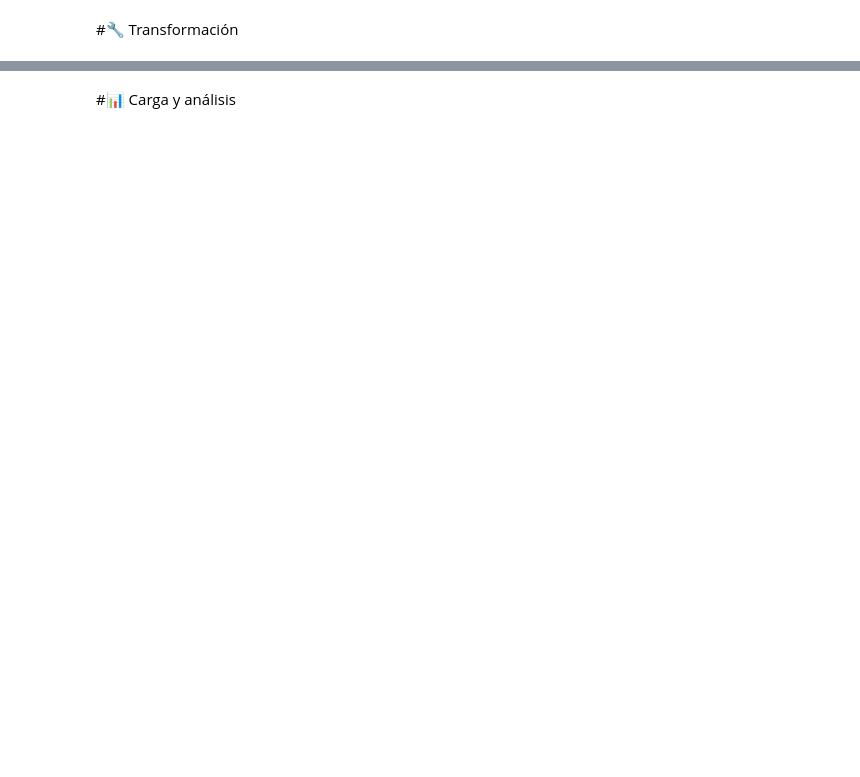
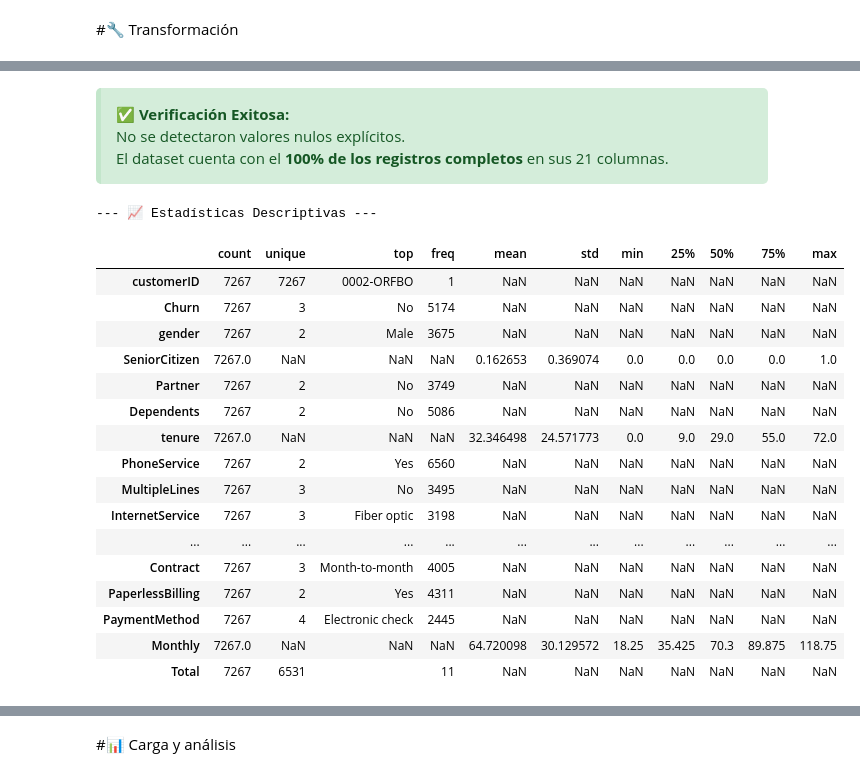
Before and after one commit to mikeismerio/Challenge-TelecomX, a Jupyter notebook: TelecomX_LATAM.ipynb, the cells around one changed output, grey strips where cells are left out. Saved outputs shown, nothing was run; the diff lists cells and outputs as text; code cells hidden in the pictures; blank space fills up the shorter version.

```diff
--- a/TelecomX_LATAM.ipynb
+++ b/TelecomX_LATAM.ipynb
@@ -42,3 +42,16 @@ except ValueError as e:
 | 2 | 0004-TLHLJ | Yes | {'gender': 'Male', 'SeniorCitizen... | {'PhoneService': 'Yes', 'Multiple... | {'InternetService': 'Fiber optic'... | {'Contract': 'Month-to-month', 'P... |
 | 3 | 0011-IGKFF | Yes | {'gender': 'Male', 'SeniorCitizen... | {'PhoneService': 'Yes', 'Multiple... | {'InternetService': 'Fiber optic'... | {'Contract': 'Month-to-month', 'P... |
 | 4 | 0013-EXCHZ | Yes | {'gender': 'Female', 'SeniorCitiz... | {'PhoneService': 'Yes', 'Multiple... | {'InternetService': 'Fiber optic'... | {'Contract': 'Month-to-month', 'P... |
+# %%
+# La variable 'data' contiene la lista cruda de diccionarios.
+# Usamos json_normalize para convertir los diccionarios anidados en columnas individuales.
+df_real = pd.json_normalize(data)
+
+# Renombrar columnas para quitar los prefijos (opcional, pero recomendado para que coincida con el diccionario)
+# Esto convierte 'customer.gender' -> 'gender', 'account.Charges.Total' -> 'TotalCharges', etc.
+df_real.columns = [col.split('.')[-1] for col in df_real.columns]
+
+# Verificamos ahora sí las columnas reales
+print("✅ Ahora tenemos", df_real.shape[1], "columnas (antes eran 6).")
+print("\n--- 📋 Primeras filas del dataset corregido ---")
+display(df_real.head())
@@ -46,0 +121,29 @@ except ValueError as e:
+# %% [markdown]
+<div style="background-color:#d4edda; color:#155724; padding: 15px; border-left: 5px solid #c3e6cb; border-radius: 5px;">
+    <strong>✅ Verificación Exitosa:</strong> <br>
+    No se detectaron valores nulos explícitos. <br>
+    El dataset cuenta con el <strong>100% de los registros completos</strong> en sus 21 columnas.
+</div>
+# %%
+# 3. Estadísticas básicas de las columnas numéricas
+print("\n--- 📈 Estadísticas Descriptivas ---")
+display(df_real.describe(include='all').transpose())
+# %% [output]
+--- 📈 Estadísticas Descriptivas ---
+|  | count | unique | top | freq | mean | std | min | 25% | 50% | 75% | max |
+| customerID | 7267 | 7267 | 0002-ORFBO | 1 | NaN | NaN | NaN | NaN | NaN | NaN | NaN |
+| Churn | 7267 | 3 | No | 5174 | NaN | NaN | NaN | NaN | NaN | NaN | NaN |
+| gender | 7267 | 2 | Male | 3675 | NaN | NaN | NaN | NaN | NaN | NaN | NaN |
+| SeniorCitizen | 7267.0 | NaN | NaN | NaN | 0.162653 | 0.369074 | 0.0 | 0.0 | 0.0 | 0.0 | 1.0 |
+| Partner | 7267 | 2 | No | 3749 | NaN | NaN | NaN | NaN | NaN | NaN | NaN |
+| Dependents | 7267 | 2 | No | 5086 | NaN | NaN | NaN | NaN | NaN | NaN | NaN |
+| tenure | 7267.0 | NaN | NaN | NaN | 32.346498 | 24.571773 | 0.0 | 9.0 | 29.0 | 55.0 | 72.0 |
+| PhoneService | 7267 | 2 | Yes | 6560 | NaN | NaN | NaN | NaN | NaN | NaN | NaN |
+| MultipleLines | 7267 | 3 | No | 3495 | NaN | NaN | NaN | NaN | NaN | NaN | NaN |
+| InternetService | 7267 | 3 | Fiber optic | 3198 | NaN | NaN | NaN | NaN | NaN | NaN | NaN |
+| ... | ... | ... | ... | ... | ... | ... | ... | ... | ... | ... | ... |
+| Contract | 7267 | 3 | Month-to-month | 4005 | NaN | NaN | NaN | NaN | NaN | NaN | NaN |
+| PaperlessBilling | 7267 | 2 | Yes | 4311 | NaN | NaN | NaN | NaN | NaN | NaN | NaN |
+| PaymentMethod | 7267 | 4 | Electronic check | 2445 | NaN | NaN | NaN | NaN | NaN | NaN | NaN |
+| Monthly | 7267.0 | NaN | NaN | NaN | 64.720098 | 30.129572 | 18.25 | 35.425 | 70.3 | 89.875 | 118.75 |
+| Total | 7267 | 6531 |  | 11 | NaN | NaN | NaN | NaN | NaN | NaN | NaN |
```
Also changed, not shown: parts of 16 cells of this notebook, 1 other file.
